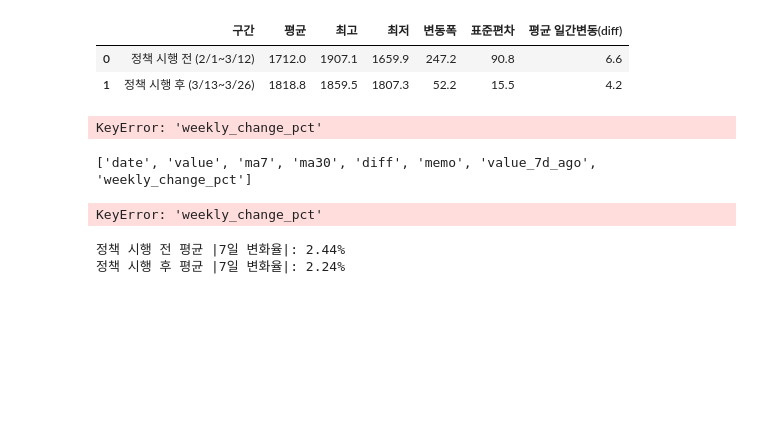
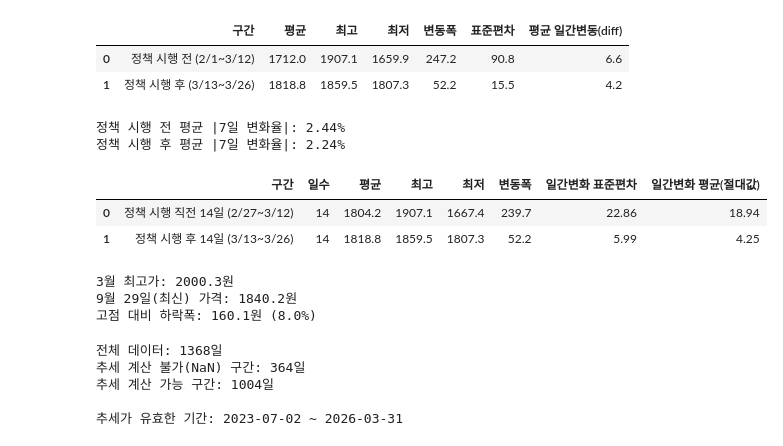
Before and after one commit to cherry5525/M1-1_oil-price-assistant, a Jupyter notebook: notebook/analysis.ipynb, the cells around one changed output. Cells and saved outputs as stored; diff of their text form; code cells hidden in the pictures; blank space fills up the shorter version.

```diff
--- a/notebook/analysis.ipynb
+++ b/notebook/analysis.ipynb
@@ -393,27 +402,6 @@ comparison
 |  | 구간 | 평균 | 최고 | 최저 | 변동폭 | 표준편차 | 평균 일간변동(diff) |
 | 0 | 정책 시행 전 (2/1~3/12) | 1712.0 | 1907.1 | 1659.9 | 247.2 | 90.8 | 6.6 |
 | 1 | 정책 시행 후 (3/13~3/26) | 1818.8 | 1859.5 | 1807.3 | 52.2 | 15.5 | 4.2 |
-# %%
-# 변화율(weekly_change_pct)도 같은 방식으로 비교
-before_change = before.merge(daily_avg[["date", "weekly_change_pct"]], on="date", how="left")["weekly_change_pct"].abs().mean()
-after_change = after.merge(daily_avg[["date", "weekly_change_pct"]], on="date", how="left")["weekly_change_pct"].abs().mean()
-
-print(f"정책 시행 전 평균 |7일 변화율|: {before_change:.2f}%")
-print(f"정책 시행 후 평균 |7일 변화율|: {after_change:.2f}%")
-# %% [output]
-KeyError: 'weekly_change_pct'
-# %%
-print(daily_avg.columns.tolist())
-# %% [output]
-['date', 'value', 'ma7', 'ma30', 'diff', 'memo', 'value_7d_ago', 'weekly_change_pct']
-# %%
-before_change = before.merge(daily_avg[["date", "weekly_change_pct"]], on="date", how="left")["weekly_change_pct"].abs().mean()
-after_change = after.merge(daily_avg[["date", "weekly_change_pct"]], on="date", how="left")["weekly_change_pct"].abs().mean()
-
-print(f"정책 시행 전 평균 |7일 변화율|: {before_change:.2f}%")
-print(f"정책 시행 후 평균 |7일 변화율|: {after_change:.2f}%")
-# %% [output]
-KeyError: 'weekly_change_pct'
 # %%
 before_change = daily_avg[
     (daily_avg["date"] >= "2026-02-01") & (daily_avg["date"] <= "2026-03-12")
@@ -428,3 +416,62 @@ print(f"정책 시행 후 평균 |7일 변화율|: {after_change:.2f}%")
 # %% [output]
 정책 시행 전 평균 |7일 변화율|: 2.44%
 정책 시행 후 평균 |7일 변화율|: 2.24%
+# %%
+# 동일 길이(14일) 구간으로 재비교: 정책 시행 직전 14일 vs 시행 후 14일
+before_fair = daily_avg[(daily_avg["date"] >= "2026-02-27") & (daily_avg["date"] <= "2026-03-12")].copy()
+after_fair = daily_avg[(daily_avg["date"] >= "2026-03-13") & (daily_avg["date"] <= "2026-03-26")].copy()
+
+def summarize_fair(period_df, label):
+    daily_diff = period_df["value"].diff().dropna()
+    return {
+        "구간": label,
+        "일수": len(period_df),
+        "평균": round(period_df["value"].mean(), 1),
+        "최고": round(period_df["value"].max(), 1),
+        "최저": round(period_df["value"].min(), 1),
+        "변동폭": round(period_df["value"].max() - period_df["value"].min(), 1),
+        "일간변화 표준편차": round(daily_diff.std(), 2),
+        "일간변화 평균(절대값)": round(daily_diff.abs().mean(), 2),
+    }
+
+comparison_fair = pd.DataFrame([
+    summarize_fair(before_fair, "정책 시행 직전 14일 (2/27~3/12)"),
+    summarize_fair(after_fair, "정책 시행 후 14일 (3/13~3/26)"),
+])
+comparison_fair
+# %% [output]
+|  | 구간 | 일수 | 평균 | 최고 | 최저 | 변동폭 | 일간변화 표준편차 | 일간변화 평균(절대값) |
+| 0 | 정책 시행 직전 14일 (2/27~3/12) | 14 | 1804.2 | 1907.1 | 1667.4 | 239.7 | 22.86 | 18.94 |
+| 1 | 정책 시행 후 14일 (3/13~3/26) | 14 | 1818.8 | 1859.5 | 1807.3 | 52.2 | 5.99 | 4.25 |
+# %%
+# 3월 최고점 이후 ~ 9월까지 가격 흐름 확인
+after_peak = daily_avg[(daily_avg["date"] >= "2026-04-01") & (daily_avg["date"] <= "2026-09-29")]
+peak_price = daily_avg["value"].max()
+latest_price = daily_avg.iloc[-1]["value"]
+
+print(f"3월 최고가: {peak_price}원")
+print(f"9월 29일(최신) 가격: {latest_price}원")
+print(f"고점 대비 하락폭: {peak_price - latest_price:.1f}원 ({(peak_price-latest_price)/peak_price*100:.1f}%)")
+# %% [output]
+3월 최고가: 2000.3원
+9월 29일(최신) 가격: 1840.2원
+고점 대비 하락폭: 160.1원 (8.0%)
+# %%
+# 시계열 분해 결과에서 추세(trend)가 NaN인 구간 확인
+trend_nan_count = decomposition.trend.isna().sum()
+total_count = len(decomposition.trend)
+valid_count = total_count - trend_nan_count
+
+print(f"전체 데이터: {total_count}일")
+print(f"추세 계산 불가(NaN) 구간: {trend_nan_count}일")
+print(f"추세 계산 가능 구간: {valid_count}일")
+
+# NaN이 어느 날짜부터 어느 날짜까지인지 확인
+valid_trend = decomposition.trend.dropna()
+print(f"\n추세가 유효한 기간: {valid_trend.index.min().date()} ~ {valid_trend.index.max().date()}")
+# %% [output]
+전체 데이터: 1368일
+추세 계산 불가(NaN) 구간: 364일
+추세 계산 가능 구간: 1004일
+
+추세가 유효한 기간: 2023-07-02 ~ 2026-03-31
```
Also changed, not shown: parts of 1 cell of this notebook, 2 other files.
